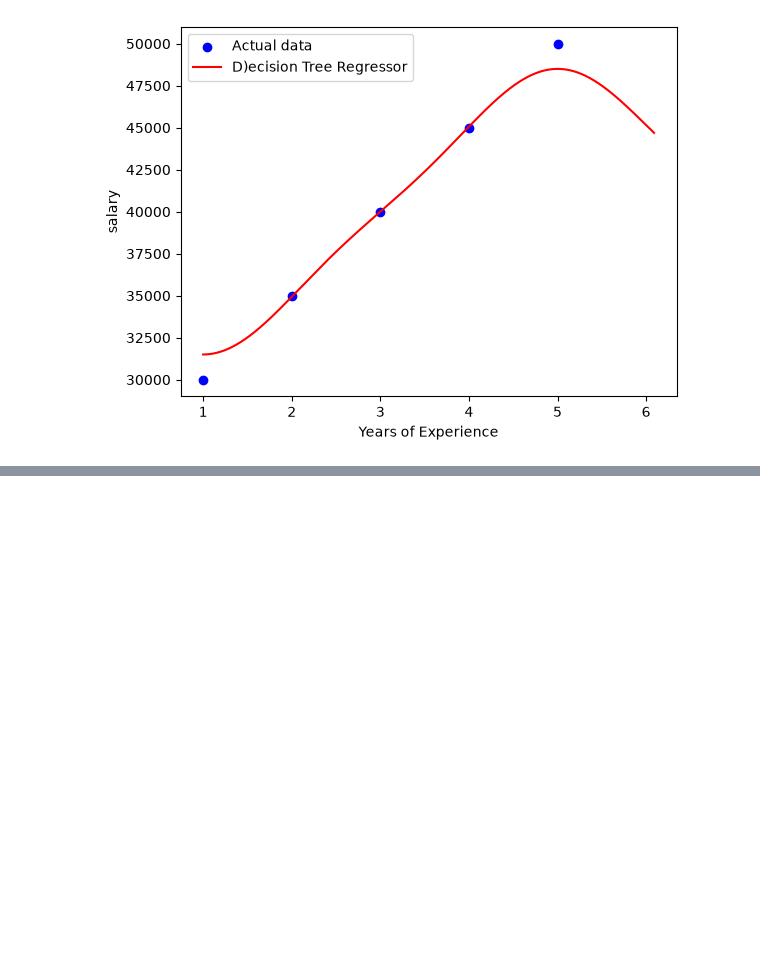
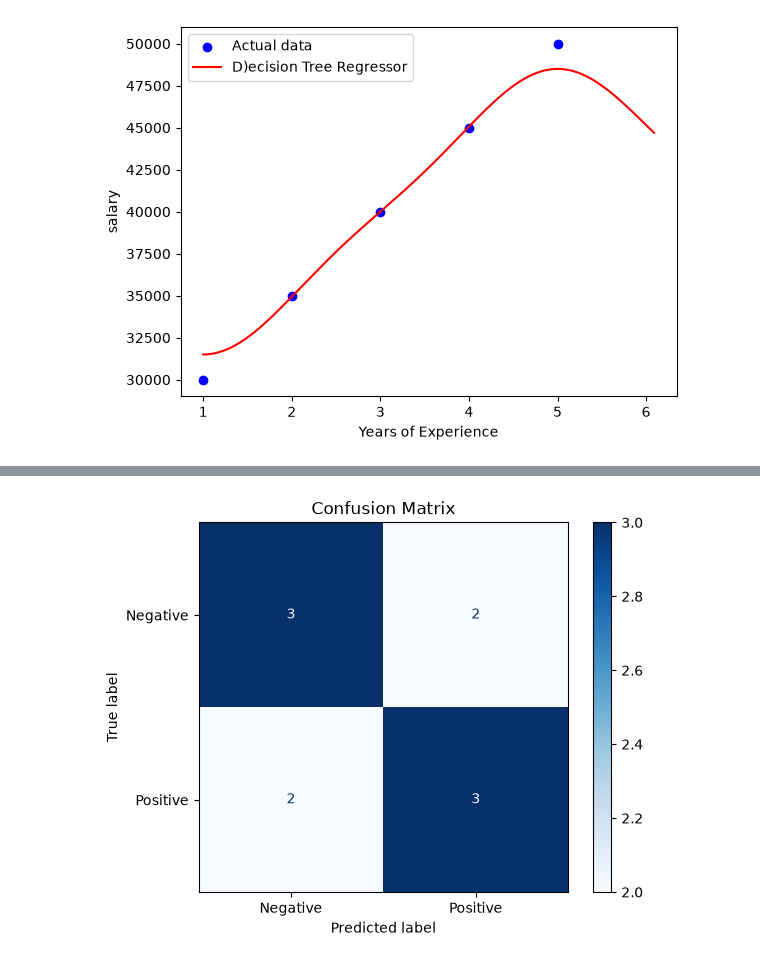
Before and after one commit to janvizinzuvadiya/mca_sem3_ml, a Jupyter notebook: Unit 2/unit2.ipynb, the cells around one changed output, grey strips where cells are left out. Saved outputs shown, nothing was run; the diff lists cells and outputs as text; code cells hidden in the pictures; blank space fills up the shorter version.

```diff
--- a/Unit 2/unit2.ipynb
+++ b/Unit 2/unit2.ipynb
@@ -223,0 +400,21 @@ prediction for 6 years exp:  [45157.20898186]
+# %%
+import matplotlib.pyplot as plt
+from sklearn.metrics import confusion_matrix, ConfusionMatrixDisplay
+
+# Sample data (0 - negative, 1 - positive) — matched to 10 elements each
+y_true = [0, 0, 1, 1, 0, 1, 1, 1, 0, 0]
+y_pred = [0, 1, 1, 1, 0, 0, 0, 1, 1, 0]
+
+# 1. Generate confusion matrix (lowercase function name)
+cm = confusion_matrix(y_true, y_pred)
+
+# 2. Display confusion matrix (fixed class name spelling)
+dis = ConfusionMatrixDisplay(confusion_matrix=cm, display_labels=['Negative', 'Positive'])
+
+# 3. Plot matrix
+dis.plot(cmap=plt.cm.Blues, values_format='d')
+
+plt.title('Confusion Matrix')
+plt.show()
+# %% [output]
+[figure, added]
```
Also changed, not shown: parts of 3 cells of this notebook.
